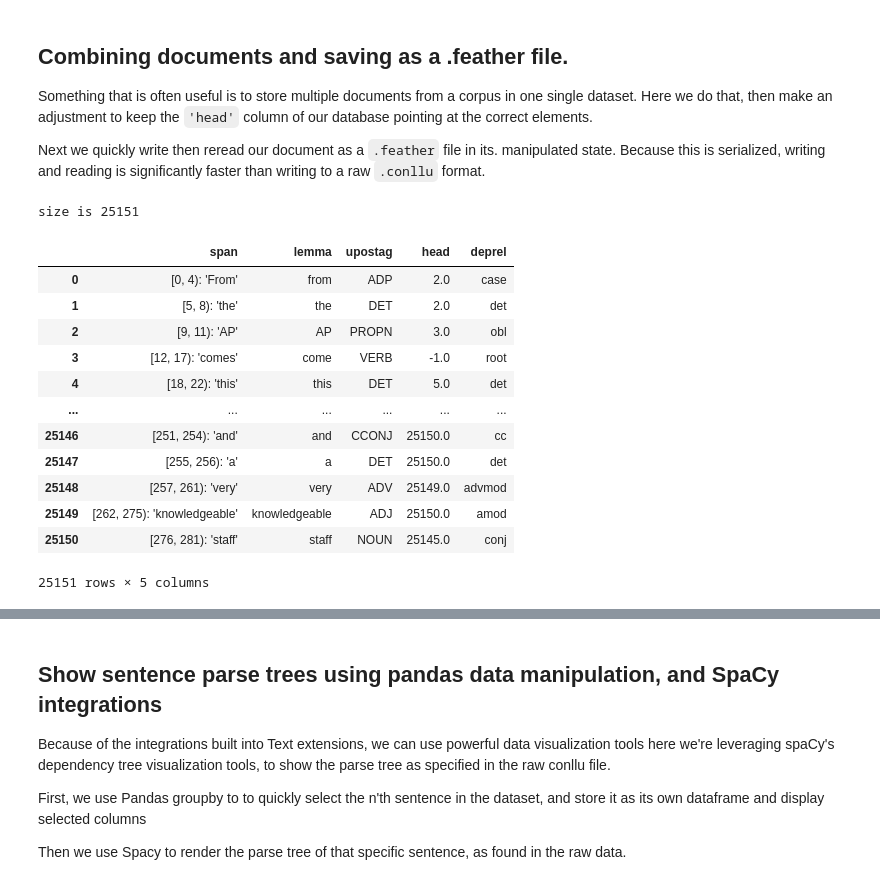
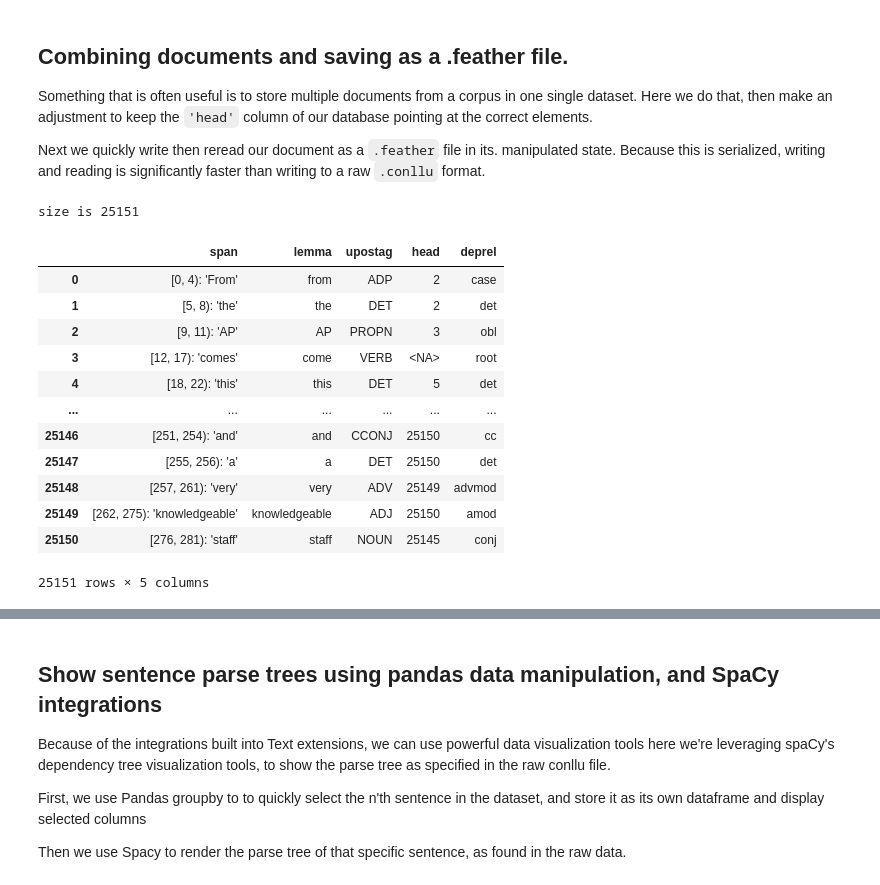
Before and after one commit to CODAIT/text-extensions-for-pandas, a Jupyter notebook: notebooks/Read_conllu_Files.ipynb, the cells around one changed output, grey strips where cells are left out. Cells and saved outputs as stored; diff of their text form; code cells hidden in the pictures.

```diff
--- a/notebooks/Read_conllu_Files.ipynb
+++ b/notebooks/Read_conllu_Files.ipynb
@@ -119,32 +119,32 @@ Next we quickly write then reread our document as a `.feather` file in its. mani
 # %%
 # because we are concatenating our dataframes, we need to modify the "head" feilds to still point at their desired targets
 df_starts_at =0
 temp = conll_u_docs.copy()
 for df in temp:
-    df['head'] = df['head'].apply(lambda i: i +df_starts_at if i!= -1 else -1)
+    df['head'] = df['head'].apply(lambda i: i +df_starts_at if i is not None else -1)
     df_starts_at += df.shape[0]
 
 # Now concatenate all our documents into one big dataframe
 complete_df = temp[0]
 complete_df = complete_df.append(temp[1:], ignore_index=True)
 
 #show the last few rows of the dataframe, select just a few columns for compactness
 print(f"size is {complete_df.shape[0]}")
 complete_df[["span","lemma","upostag","head","deprel"]]
 # %% [output]
 size is 25151
 |  | span | lemma | upostag | head | deprel |
-| 0 | [0, 4): 'From' | from | ADP | 2.0 | case |
-| 1 | [5, 8): 'the' | the | DET | 2.0 | det |
-| 2 | [9, 11): 'AP' | AP | PROPN | 3.0 | obl |
-| 3 | [12, 17): 'comes' | come | VERB | -1.0 | root |
-| 4 | [18, 22): 'this' | this | DET | 5.0 | det |
+| 0 | [0, 4): 'From' | from | ADP | 2 | case |
+| 1 | [5, 8): 'the' | the | DET | 2 | det |
+| 2 | [9, 11): 'AP' | AP | PROPN | 3 | obl |
+| 3 | [12, 17): 'comes' | come | VERB | <NA> | root |
+| 4 | [18, 22): 'this' | this | DET | 5 | det |
 | ... | ... | ... | ... | ... | ... |
-| 25146 | [251, 254): 'and' | and | CCONJ | 25150.0 | cc |
-| 25147 | [255, 256): 'a' | a | DET | 25150.0 | det |
-| 25148 | [257, 261): 'very' | very | ADV | 25149.0 | advmod |
-| 25149 | [262, 275): 'knowledgeable' | knowledgeable | ADJ | 25150.0 | amod |
-| 25150 | [276, 281): 'staff' | staff | NOUN | 25145.0 | conj |
+| 25146 | [251, 254): 'and' | and | CCONJ | 25150 | cc |
+| 25147 | [255, 256): 'a' | a | DET | 25150 | det |
+| 25148 | [257, 261): 'very' | very | ADV | 25149 | advmod |
+| 25149 | [262, 275): 'knowledgeable' | knowledgeable | ADJ | 25150 | amod |
+| 25150 | [276, 281): 'staff' | staff | NOUN | 25145 | conj |
 25151 rows × 5 columns
 # %%
 # one advantage of using pandas dataframes is that we can write and read them signifcantly faster than we could the raw conllu files
```
Also changed, not shown: parts of 5 cells of this notebook.
